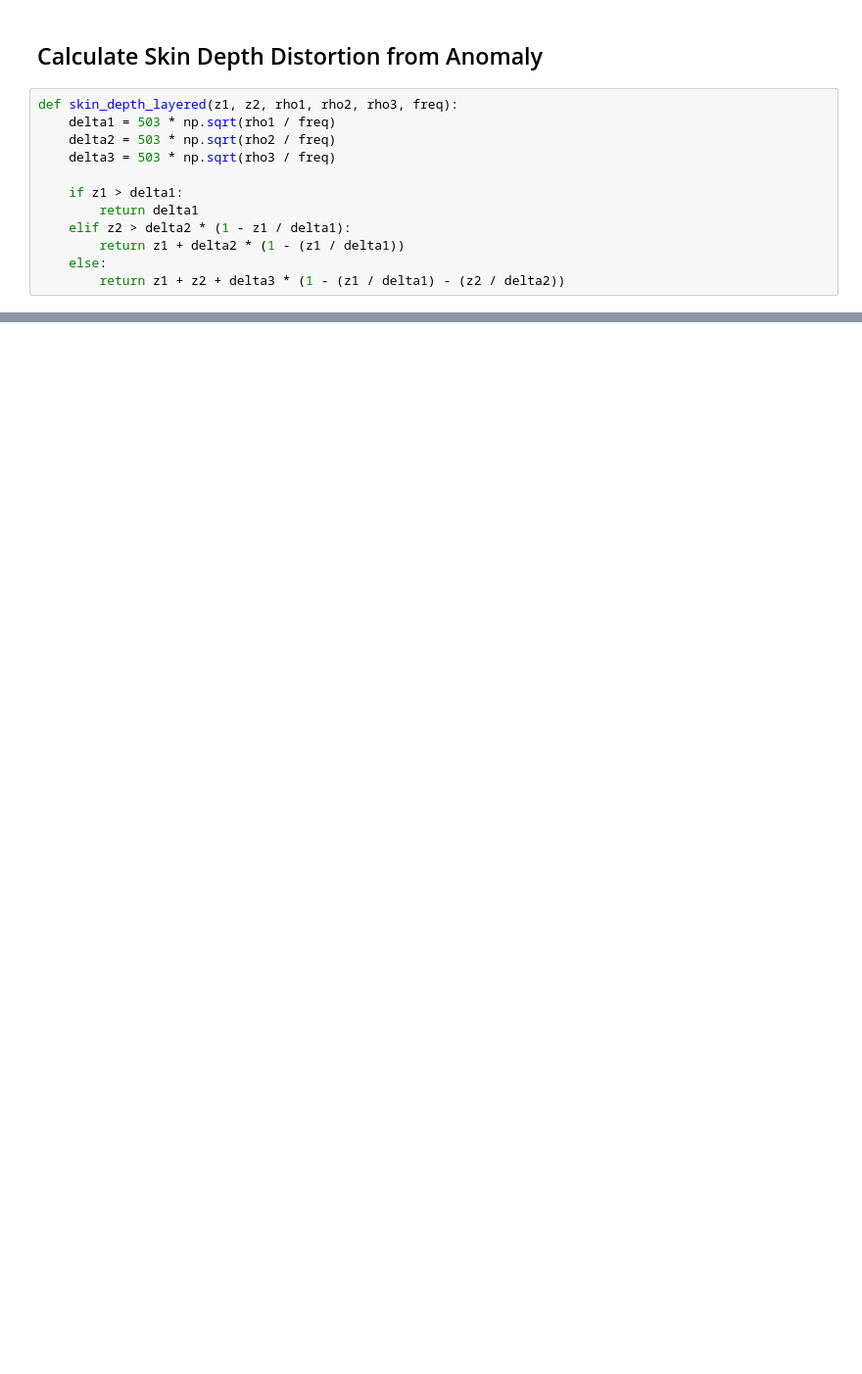
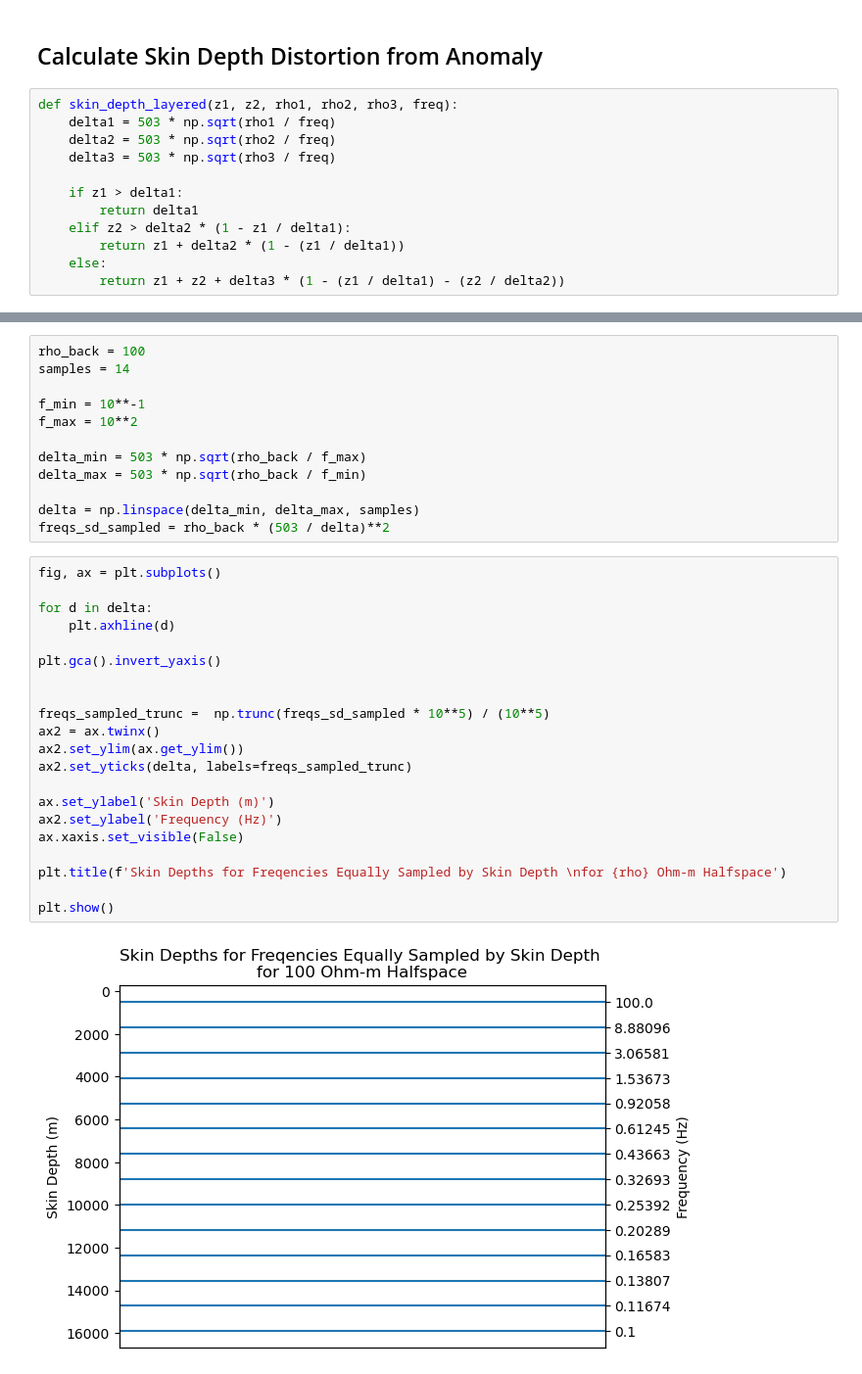
Before and after one commit to RylanDS7/MT-Freq-Spacing, a Jupyter notebook: skin_depth_tests.ipynb, the cells around one changed output, grey strips where cells are left out. Shown at 98% size. Saved outputs shown, nothing was run; the diff lists cells and outputs as text; blank space fills up the shorter version.

```diff
--- a/skin_depth_tests.ipynb
+++ b/skin_depth_tests.ipynb
@@ -97,0 +100,35 @@ plt.show()
+# %%
+rho_back = 100
+samples = 14
+
+f_min = 10**-1
+f_max = 10**2
+
+delta_min = 503 * np.sqrt(rho_back / f_max)
+delta_max = 503 * np.sqrt(rho_back / f_min)
+
+delta = np.linspace(delta_min, delta_max, samples)
+freqs_sd_sampled = rho_back * (503 / delta)**2
+# %%
+fig, ax = plt.subplots()
+
+for d in delta:
+    plt.axhline(d)
+
+plt.gca().invert_yaxis()
+
+
+freqs_sampled_trunc =  np.trunc(freqs_sd_sampled * 10**5) / (10**5)
+ax2 = ax.twinx()
+ax2.set_ylim(ax.get_ylim())
+ax2.set_yticks(delta, labels=freqs_sampled_trunc)
+
+ax.set_ylabel('Skin Depth (m)')
+ax2.set_ylabel('Frequency (Hz)')
+ax.xaxis.set_visible(False)
+
+plt.title(f'Skin Depths for Freqencies Equally Sampled by Skin Depth \nfor {rho} Ohm-m Halfspace')
+
+plt.show()
+# %% [output]
+[figure, added]
```
Also changed, not shown: parts of 9 cells of this notebook.
